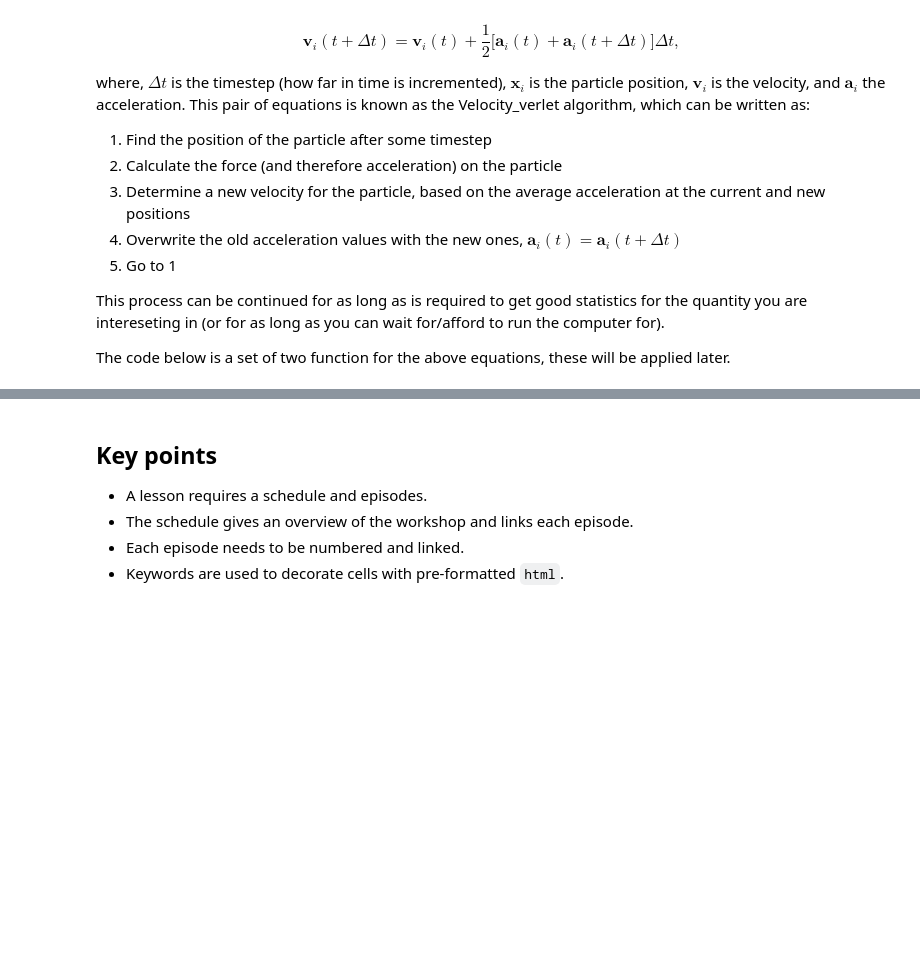
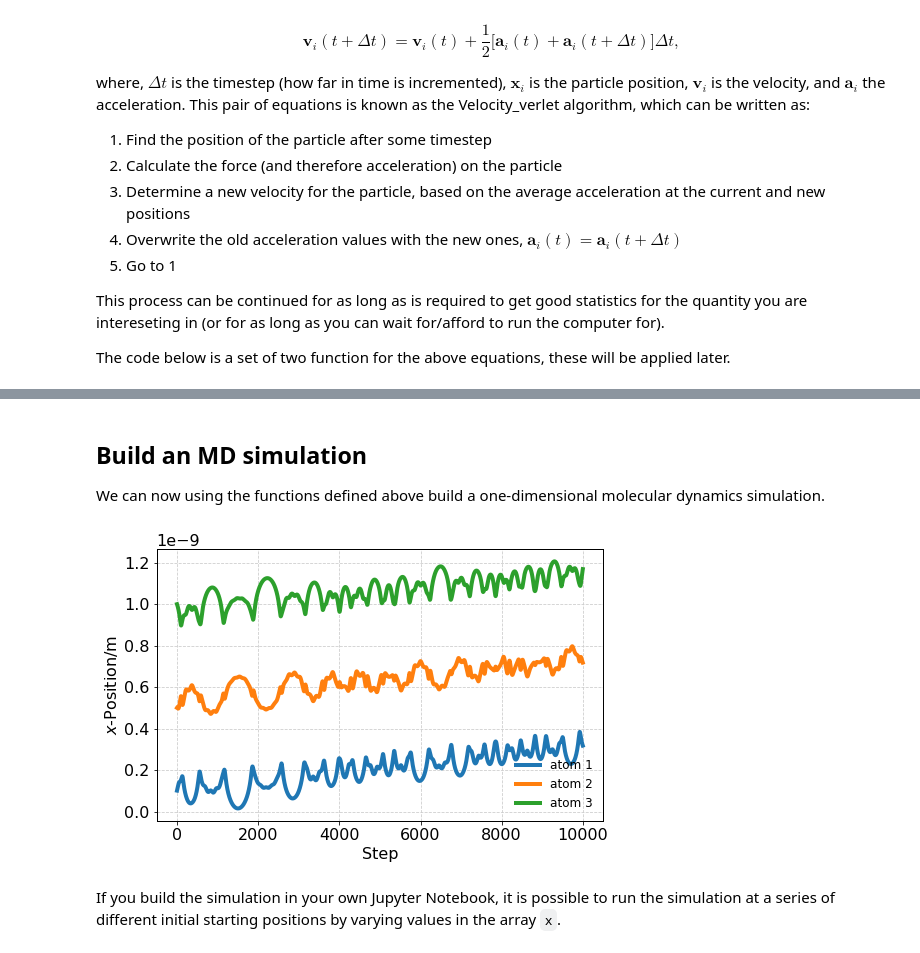
Before and after one commit to timsnow/sim_and_scat, a Jupyter notebook: notebooks_plain/03_episode.ipynb, the cells around one changed output, grey strips where cells are left out. Drawn from its saved outputs; the diff is of its cells as text; code cells hidden in the pictures; blank space fills up the shorter version.

```diff
--- a/notebooks_plain/03_episode.ipynb
+++ b/notebooks_plain/03_episode.ipynb
@@ -163,6 +182,38 @@ This means that to even measure a nanosecond of "real-time" molecular dynamics 1
-# %% [markdown]
-## Key points
-- A lesson requires a schedule and episodes.
-- The schedule gives an overview of the workshop and links each episode.
-- Each episode needs to be numbered and linked.
-- Keywords are used to decorate cells with pre-formatted `html`.
+# %%
+from scipy.constants import Boltzmann
+
+def init_velocity(T, number_of_particles):
+    R = np.random.rand(number_of_particles) - 0.5
+    return R * np.sqrt(Boltzmann * T / mass_of_argon_kg)
+# %% [markdown]
+## Build an MD simulation
+
+We can now using the functions defined above build a one-dimensional molecular dynamics simulation.
+# %%
+dt = 1e-14 # seconds
+number_of_steps = 10000
+positions = np.zeros((number_of_steps, 3))
+x = np.array([1e-10, 5e-10, 1e-9])
+v = init_velocity(300, 3)
+a = get_accelerations(x)
+for i in range(number_of_steps):
+    x = update_pos(x, v, a, dt)
+    a1 = get_accelerations(x)
+    v = update_velo(v, a, a1, dt)
+    a = np.array(a1)
+    positions[i, :] = x
+
+%matplotlib inline
+fig = plt.figure(figsize=(8, 5))
+ax = fig.add_subplot(111)
+ax.plot(positions[:, 0], label='atom 1')
+ax.plot(positions[:, 1], label='atom 2')
+ax.plot(positions[:, 2], label='atom 3')
+ax.set_xlabel(r'Step')
+ax.set_ylabel(r'$x$-Position/m')
+ax.legend(frameon=False)
+plt.show()
+# %% [output]
+[figure, added]
+# %% [markdown]
+If you build the simulation in your own Jupyter Notebook, it is possible to run the simulation at a series of different initial starting positions by varying values in the array `x`.
```
Also changed, not shown: parts of 4 cells of this notebook.
